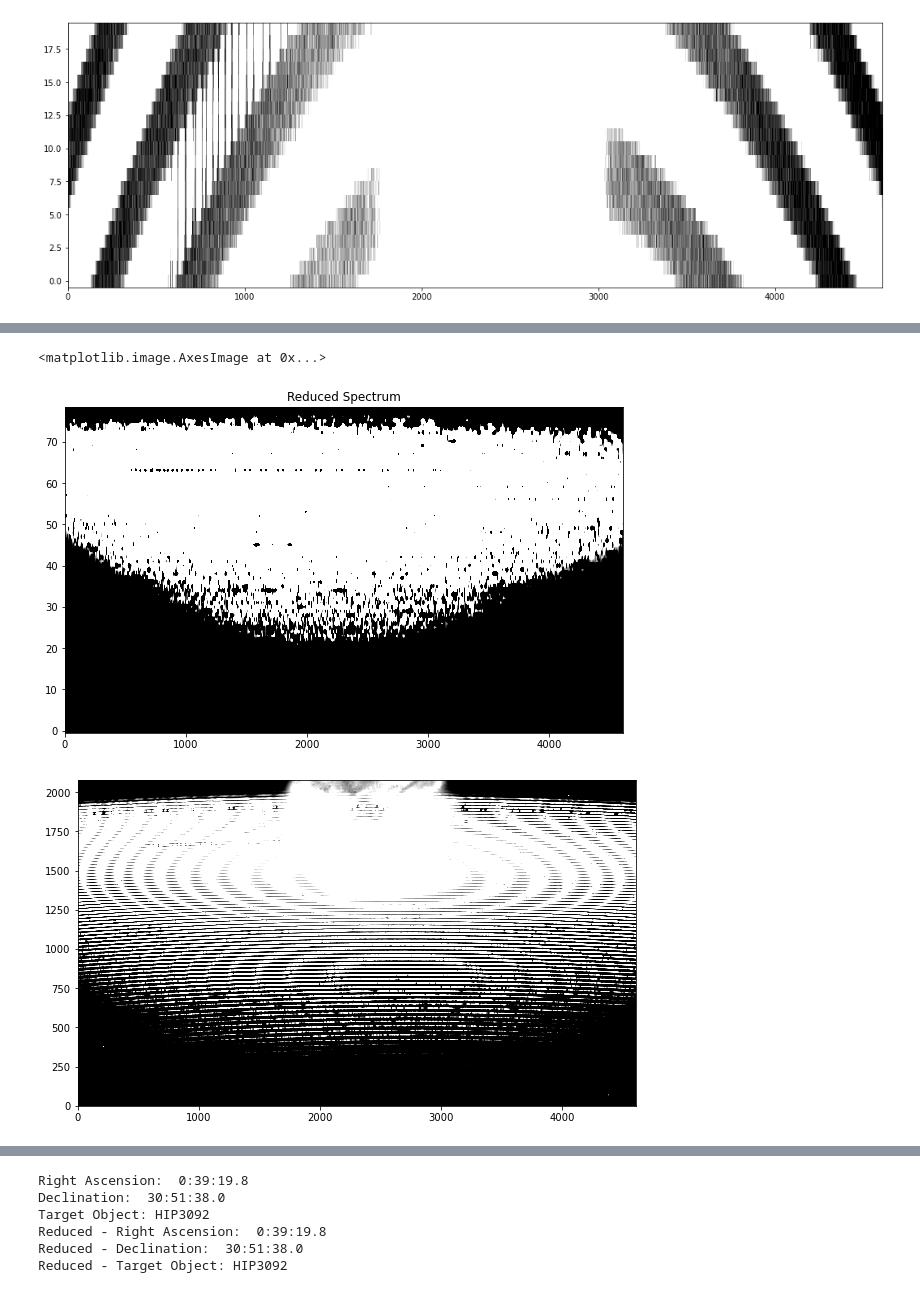
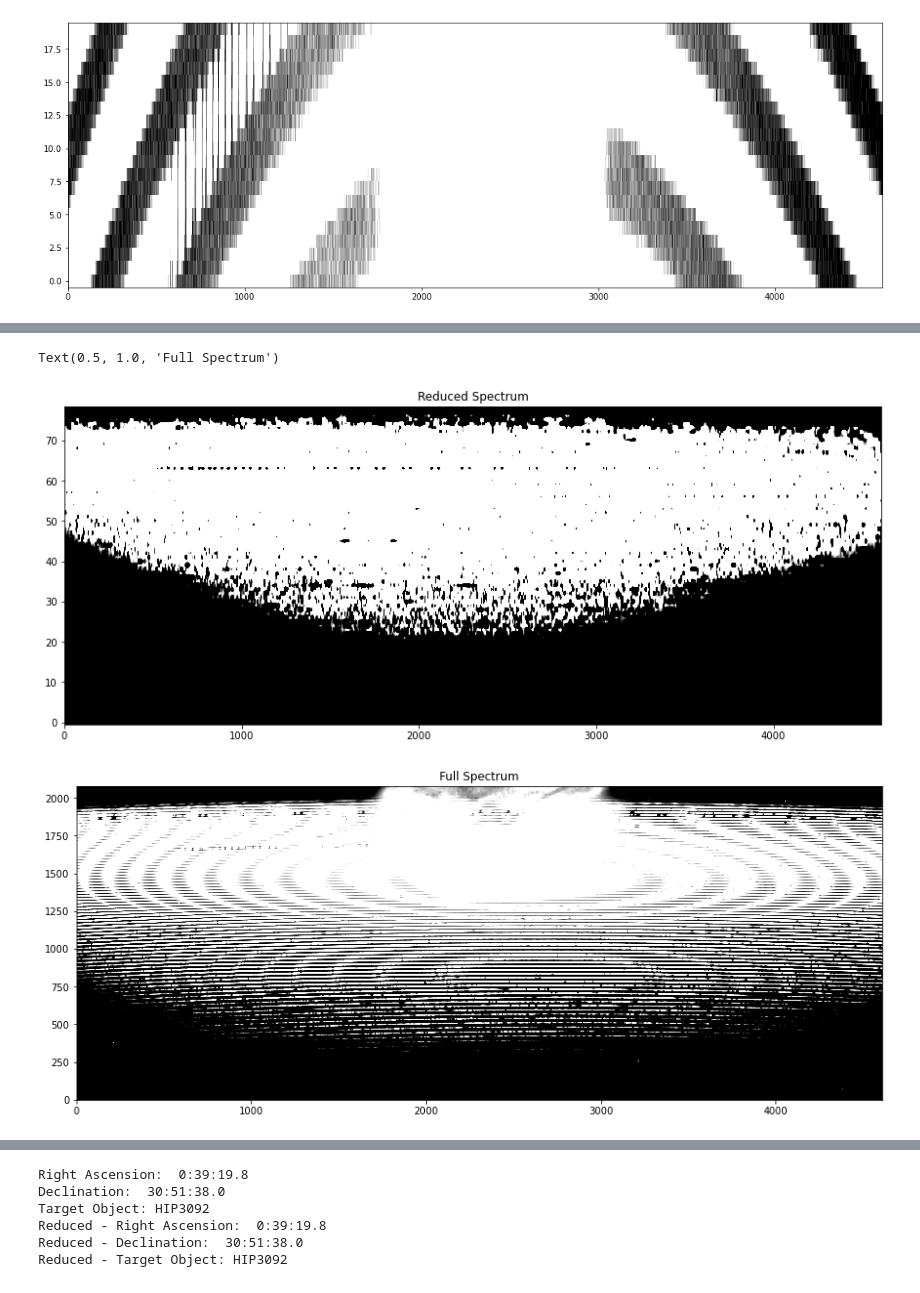
Before and after one commit to howardisaacson/APF-BL-DAP, a Jupyter notebook: Malik/NormalizedTutorial.ipynb, the cells around one changed output, grey strips where cells are left out. Drawn from its saved outputs; the diff is of its cells as text; code cells hidden in the pictures.

```diff
--- a/Malik/NormalizedTutorial.ipynb
+++ b/Malik/NormalizedTutorial.ipynb
@@ -295,17 +376,18 @@ plt.imshow(image_flip[1650:1670], aspect = 'auto', origin = 'lower', cmap = "gra
 # %%
 #Load the reduced .fits file and extracting the data
 apf_reduced = fits.open('raso.211.fits')
 reduced_image_fits = apf_reduced[0].data
 #Plot an image of the reduced data
-plt.figure(figsize=(10,6))
+plt.figure(figsize=(15,6))
 plt.imshow(reduced_image_fits, cmap = "gray", origin = "lower", aspect = "auto",
            vmin = np.median(reduced_image_fits), vmax = np.median(reduced_image_fits) *1.1)
 plt.title("Reduced Spectrum")
 #Plot an image of the raw data
-plt.figure(figsize=(10,6))
+plt.figure(figsize=(15,6))
 plt.imshow(image_flip, cmap = "gray", origin = "lower", aspect = "auto",
            vmin = np.median(image_flip), vmax = np.median(image_flip) *1.1)
+plt.title("Full Spectrum")
 # %% [output]
-<matplotlib.image.AxesImage at 0x...>
+Text(0.5, 1.0, 'Full Spectrum')
-[figure, old version]
+[figure, new version]
-[figure, old version]
+[figure, new version]
```
Also changed, not shown: parts of 38 cells of this notebook.
